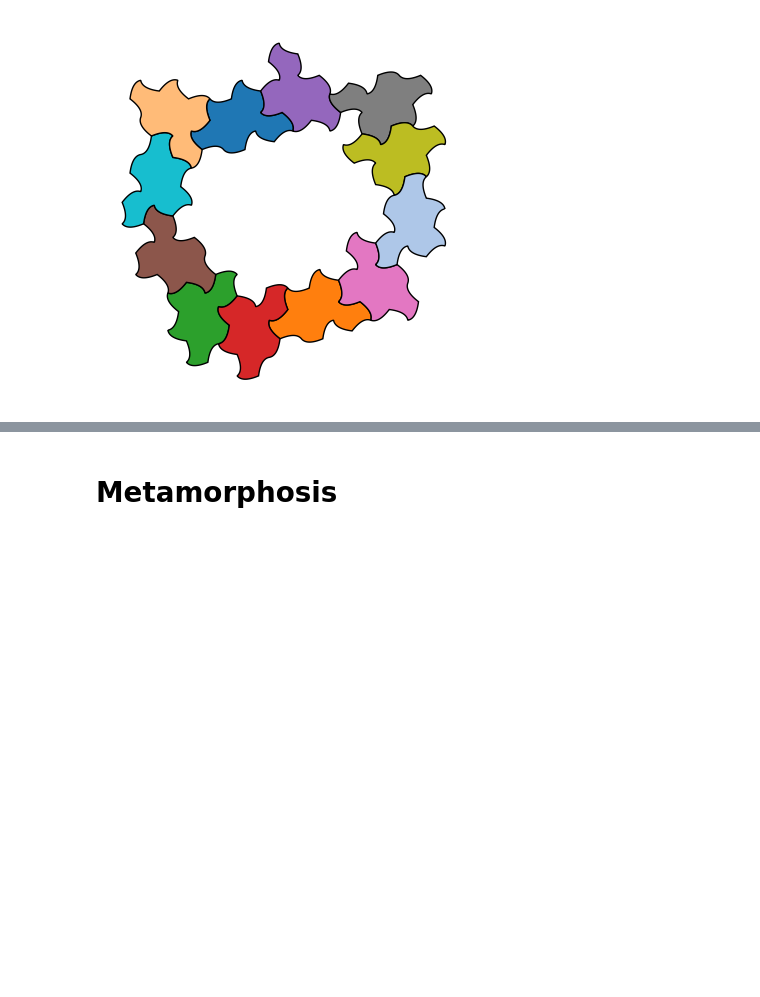
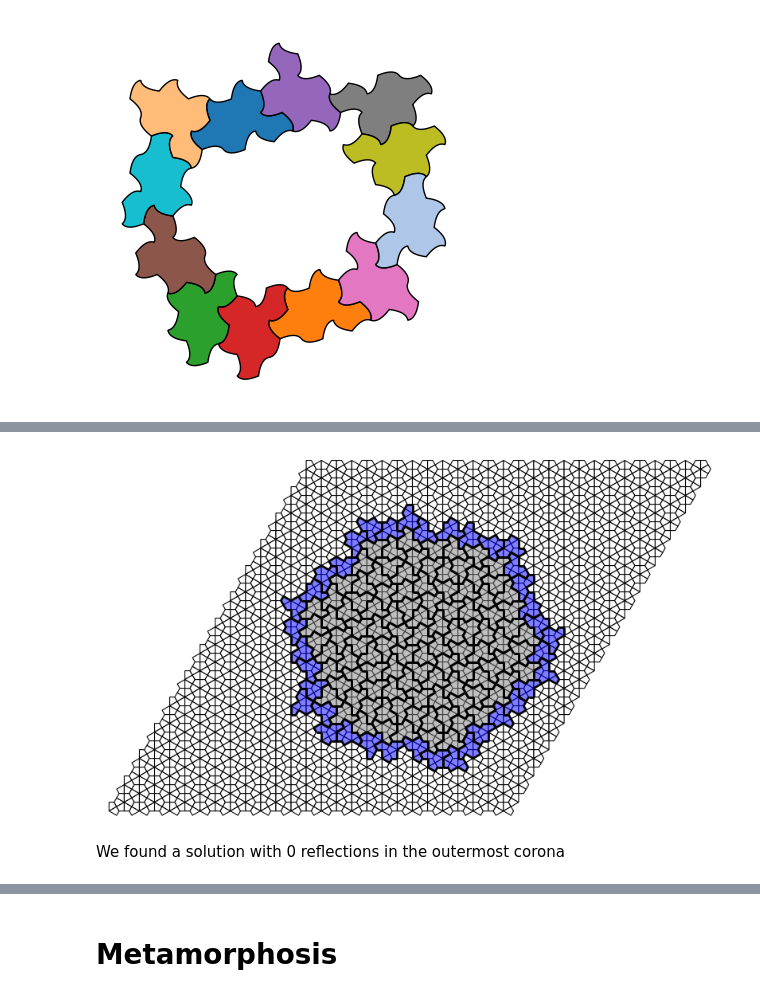
Before and after one commit to MrharN18/projekt-MatRac, a Jupyter notebook: hat-sat.ipynb, the cells around one changed output, grey strips where cells are left out. Cells and saved outputs as stored; diff of their text form; code cells hidden in the pictures; blank space fills up the shorter version.

```diff
--- a/hat-sat.ipynb
+++ b/hat-sat.ipynb
@@ -837,0 +960,20 @@ plt.savefig("images/spectre_ring.pdf", format="pdf", bbox_inches="tight")
+# %%
+# pseudo-Boolean optimization approach
+
+from pysat.examples.rc2 import RC2
+from pysat.formula import WCNF
+
+# assume cnf6 is your CNF
+wcnf = WCNF()
+
+# copy over all hard clauses
+for clause in cnf6.clauses:
+    wcnf.append(clause)
+
+# Suppose reflection_vars is a list of literals that are True when a tile is reflected
+for r in reflection_vars:
+    wcnf.append([-r], weight=1)  # penalize reflections
+
+# RC2 performs weighted MaxSAT optimization
+with RC2(wcnf) as rc2:
+    best_model = rc2.compute()
@@ -837,0 +985,27 @@ plt.savefig("images/spectre_ring.pdf", format="pdf", bbox_inches="tight")
+# %%
+colours = ['blue', 'yellow', 'green']
+
+act = [(corona, idx) for (corona, idx), var in placements6.items() if var in best_model]
+
+# Create a new figure for this solution
+fig, ax = draw_kite_grid(40, 40, show_labels=False)
+
+# Draw all active hats for this solution
+for corona, idx in act:
+    shape, info = all_transforms6[corona][idx]
+
+    if info['reflection'] and corona == 6:
+        print(info['reflection'])
+        color = 'yellow'
+    elif corona == 6:
+        color = 'blue'
+    else:
+    # color = colours[corona % len(colours)]
+        color = 'grey'
+    draw_hat(ax, shape, color)
+
+plt.show()
+# %% [output]
+[figure, added]
+# %% [markdown]
+We found a solution with 0 reflections in the outermost corona
```
Also changed, not shown: parts of 21 cells of this notebook, 1 other file.
